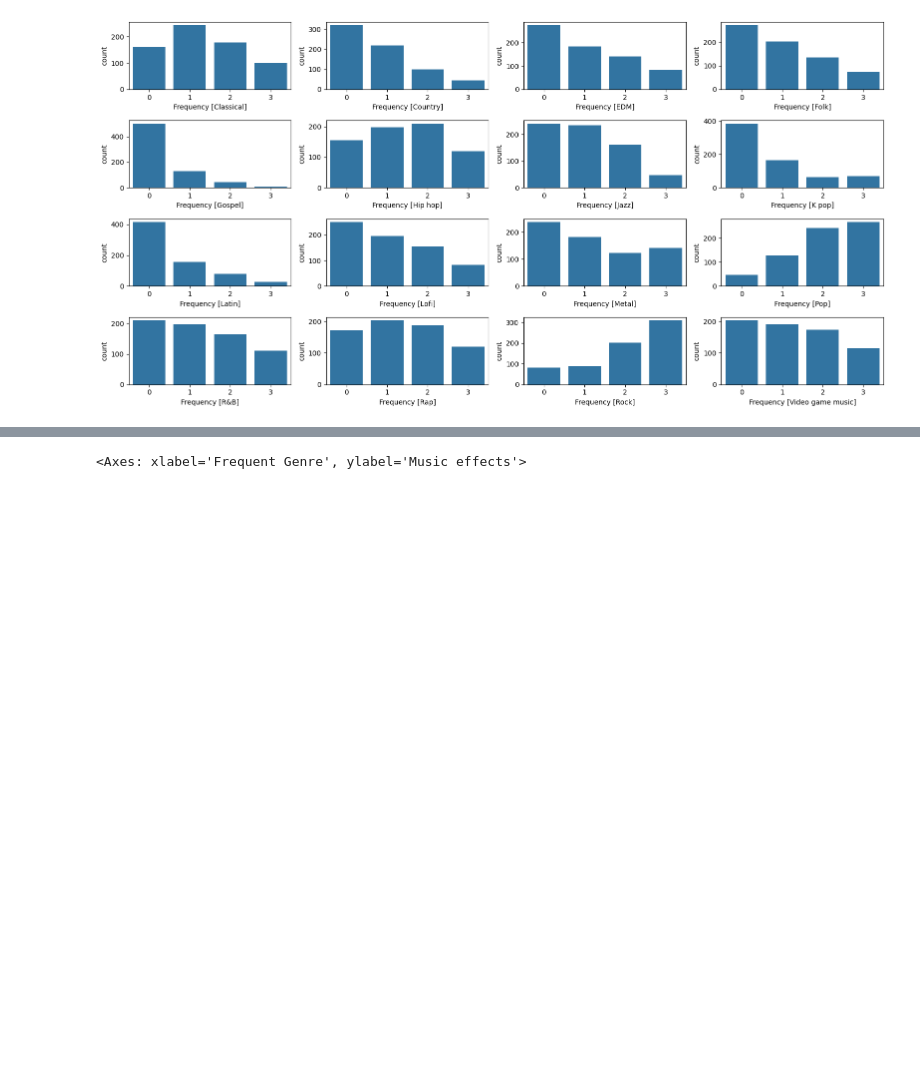
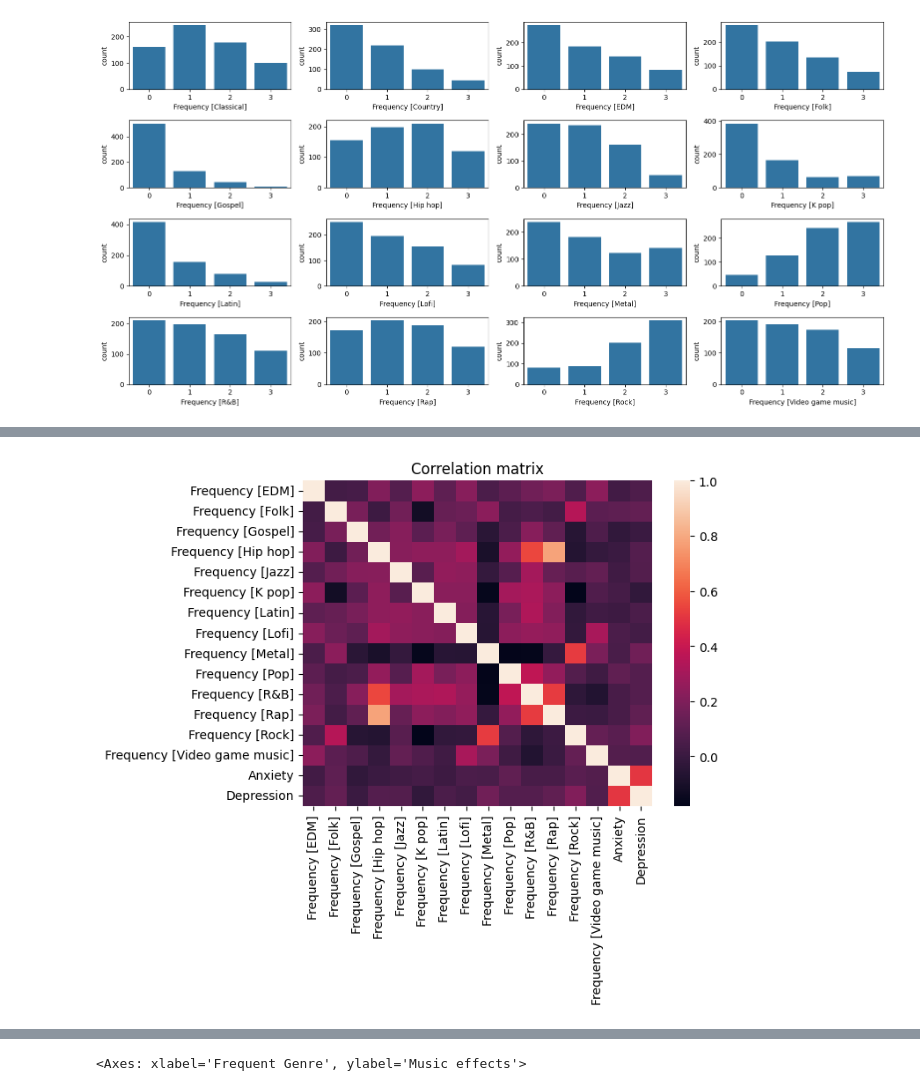
Before and after one commit to mlcuadra1/Mental-Health-x-Music-EDA, a Jupyter notebook: notebooks/Script 2 - EDA.ipynb, the cells around one changed output, grey strips where cells are left out. Drawn from its saved outputs; the diff is of its cells as text; code cells hidden in the pictures; blank space fills up the shorter version.

```diff
--- a/notebooks/Script 2 - EDA.ipynb
+++ b/notebooks/Script 2 - EDA.ipynb
@@ -182,0 +210,12 @@ plt.tight_layout()
+# %%
+mental_health_list = list(df.columns[12:28])
+correl_data = df[mental_health_list]
+correl_matrix = correl_data.corr()
+
+fig3, ax0 = plt.subplots()
+
+sns.heatmap(correl_matrix)
+plt.title('Correlation matrix')
+plt.show()
+# %% [output]
+[figure, added]
```
Also changed, not shown: parts of 33 cells of this notebook.
